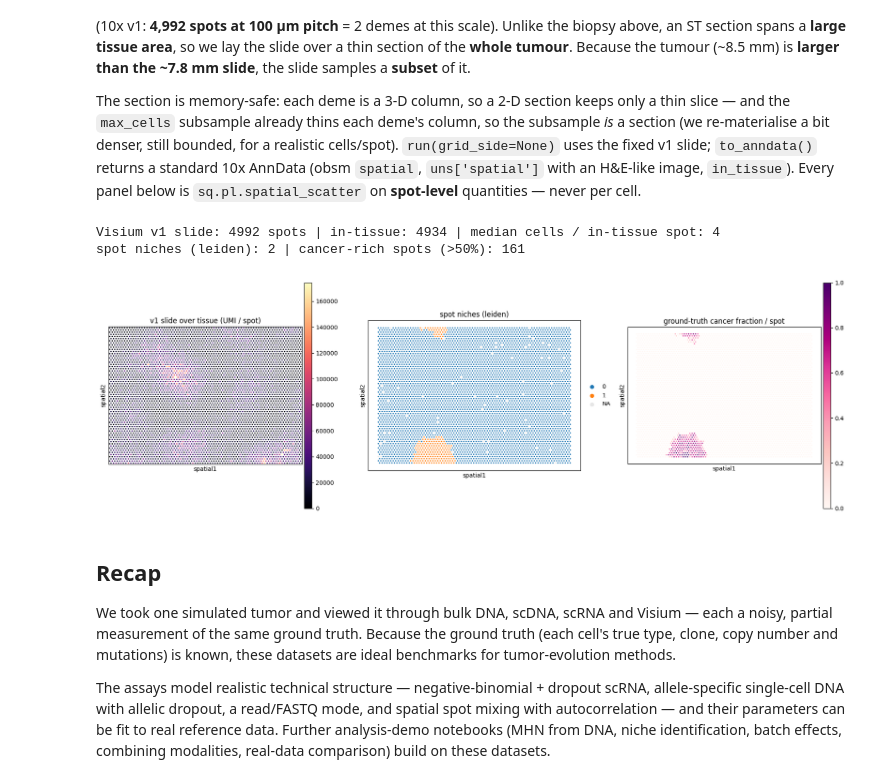
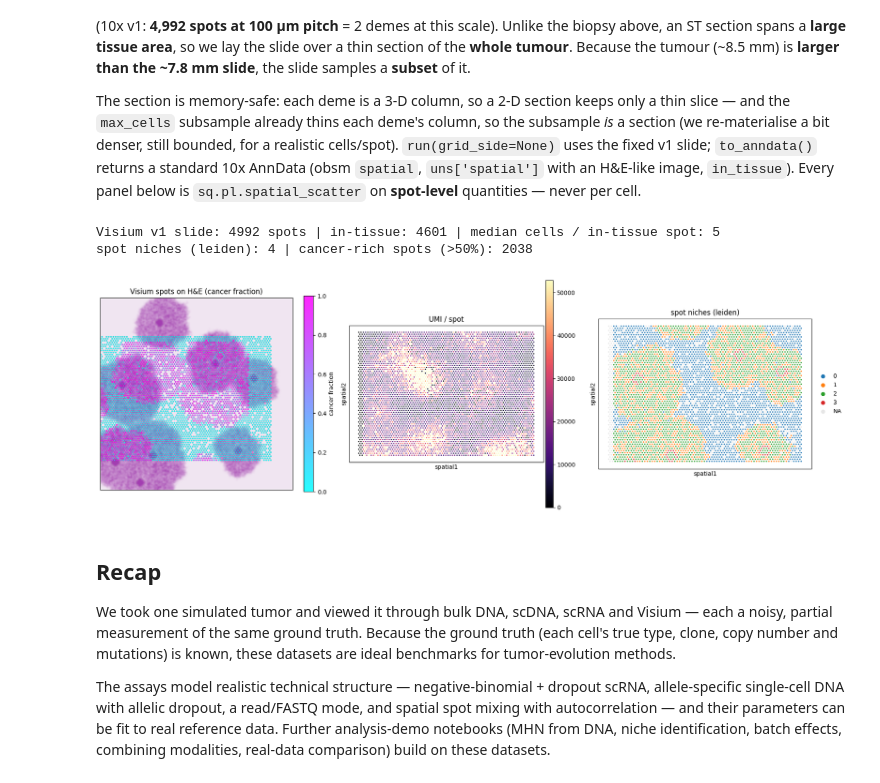
Before and after one commit to pedrofale/iscc, a Jupyter notebook: notebooks/03_data_overview.ipynb, the cells around one changed output. Drawn from its saved outputs; the diff is of its cells as text; code cells hidden in the pictures.

```diff
--- a/notebooks/03_data_overview.ipynb
+++ b/notebooks/03_data_overview.ipynb
@@ -170,30 +170,45 @@ with an H&E-like image, `in_tissue`). Every panel below is `sq.pl.spatial_scatte
 quantities — never per cell.
 # %%
 # The Visium slide is a FIXED 10x v1 array (4,992 spots, 100 um pitch = 2 demes) laid over a thin
-# SECTION of the WHOLE tumour (not the biopsy). The max_cells subsample already thins each deme's
-# 3-D column, so it IS a section; re-materialise a bit denser (still bounded, memory-safe) for a
-# realistic cells/spot, then place+centre it on the slide (section_frac).
+# SECTION of the WHOLE tumour (not the biopsy). The v1 slide spans ~156 x 128 demes, SMALLER than the
+# 170-deme tumour, so it captures a SUBSET: masses outside the slide are never sampled. The max_cells
+# subsample already thins each deme's 3-D column, so it IS a thin section; re-materialise a bit denser
+# (still bounded, memory-safe) for a realistic cells/spot, then place+centre it on the slide.
+from scipy.spatial import cKDTree
+
 section = tumor.make_cell_data(max_cells=130000)      # a bounded thin section of the whole tumour
 vz = Visium(n_reads=20000, spot_pitch=2.0, spot_radius=0.55, section_frac=1.0, seed=0)
 vz.run(section, grid_side=None)                       # grid_side=None -> the fixed v1 slide
-vis = vz.to_anndata()          # standard 10x AnnData: obsm['spatial'], uns['spatial'] (+H&E), in_tissue
-it = vis.obs["in_tissue"] == 1
+vis = vz.to_anndata()          # standard 10x AnnData: obsm['spatial'], uns['spatial'], in_tissue
+vis.obs["total_counts"] = np.asarray(vis.X.sum(1)).ravel()
+lib = list(vis.uns["spatial"])[0]
+it = vis.obs["in_tissue"].values == 1
+sp2 = vis.obsm["spatial"]                             # (x, y) = (col, row) in the slide frame
 print(f"Visium v1 slide: {vis.n_obs} spots | in-tissue: {int(it.sum())} "
       f"| median cells / in-tissue spot: {int(np.median(vis.obs.loc[it, 'n_cells']))}")
 
+# DENSE H&E from the per-deme cell COUNTS (complete + high-contrast, unlike rasterising the thin
+# subsample). It lives in the deme-grid frame; _place_section only TRANSLATES the section onto the
+# slide, so shift the spots back by that translation to overlay them on the H&E.
+he, PX = tumor.he_image(px=6)
+spot_rc = vz._layout(None)                            # (row, col) spot centres, slide frame
+sec_rc = section["cell_crd"][["row", "col"]].to_numpy(float)
+shift = spot_rc.mean(0) - sec_rc.mean(0)             # the centring translation _place_section applied
+spot_row = (sp2[:, 1] - shift[0]) * PX               # spot centres in the H&E (deme) frame
+spot_col = (sp2[:, 0] - shift[1]) * PX
+
 # ground-truth cancer fraction per spot (iscc knows every cell's type) — the spatial structure
-placed = vz._place_section(section, vz._layout(None))
-from scipy.spatial import cKDTree
+placed = vz._place_section(section, spot_rc)
 pc = placed["cell_crd"][["row", "col"]].to_numpy(float)
 wcan = section["cell_type"]["cell_id"].map(lambda g: tumor.genotypes[g].type == "cancer").values.astype(float)
-d, idx = cKDTree(vis.obsm["spatial"][:, ::-1]).query(pc)
+d, idx = cKDTree(spot_rc[:, ::-1]).query(pc)          # spot centres as (row, col)
 insp = d <= vz.hypers.spot_radius
 scan = np.zeros(vis.n_obs); stot = np.zeros(vis.n_obs)
 np.add.at(scan, idx[insp], wcan[insp]); np.add.at(stot, idx[insp], 1.0)
 vis.obs["cancer_fraction"] = np.divide(scan, stot, out=np.zeros(vis.n_obs), where=stot > 0)
 
 # spot-level analysis (standard scanpy) on the in-tissue spots -> unsupervised spatial niches
-tissue = vis[it.values].copy()
+tissue = vis[it].copy()
 sc.pp.normalize_total(tissue); sc.pp.log1p(tissue)
 sc.pp.pca(tissue, n_comps=20); sc.pp.neighbors(tissue)
 sc.tl.leiden(tissue, resolution=0.5, flavor="igraph", n_iterations=2, directed=False)
@@ -201,23 +216,30 @@ vis.obs["niche"] = pd.Categorical(tissue.obs["leiden"].reindex(vis.obs_names))
 print(f"spot niches (leiden): {tissue.obs['leiden'].nunique()} | "
       f"cancer-rich spots (>50%): {int((vis.obs['cancer_fraction'] > 0.5).sum())}")
 # %% [output]
-Visium v1 slide: 4992 spots | in-tissue: 4934 | median cells / in-tissue spot: 4
-spot niches (leiden): 2 | cancer-rich spots (>50%): 161
+Visium v1 slide: 4992 spots | in-tissue: 4601 | median cells / in-tissue spot: 5
+spot niches (leiden): 4 | cancer-rich spots (>50%): 2038
 # %%
-lib = list(vis.uns["spatial"])[0]
+frac = vis.obs["cancer_fraction"].values
 fig, axes = plt.subplots(1, 3, figsize=(18, 5.8))
-# left: the fixed v1 slide over the H&E-like tissue image, coloured by sequencing depth
-sq.pl.spatial_scatter(vis, color="total_counts", library_id=lib, ax=axes[0], fig=fig, img=True,
-                      shape="circle", size=1.0, cmap="magma", title="v1 slide over tissue (UMI / spot)")
-# middle: unsupervised spatial domains from the spot expression (off-tissue spots grey)
-sq.pl.spatial_scatter(vis, color="niche", library_id=lib, ax=axes[1], fig=fig, img=False,
+# left: the fixed v1 spot array overlaid ON the dense H&E, coloured by ground-truth cancer fraction.
+# The H&E masses that stick out beyond the spot rectangle are the part of the tumour the slide misses.
+axes[0].imshow(he, origin="upper")
+good = it & np.isfinite(frac)
+s0 = axes[0].scatter(spot_col[good], spot_row[good], c=frac[good], s=7, cmap="cool", vmin=0, vmax=1,
+                     edgecolors="k", linewidths=0.1, alpha=0.85)
+axes[0].set_xlim(0, he.shape[1]); axes[0].set_ylim(he.shape[0], 0)
+axes[0].set_title("Visium spots on H&E (cancer fraction)"); axes[0].set_xticks([]); axes[0].set_yticks([])
+plt.colorbar(s0, ax=axes[0], fraction=0.046, label="cancer fraction")
+# middle: sequencing depth per spot (squidpy) — clip vmax so one hot spot doesn't blacken the rest
+umi_vmax = float(np.percentile(vis.obs["total_counts"].values[it], 95))
+sq.pl.spatial_scatter(vis, color="total_counts", library_id=lib, ax=axes[1], fig=fig, img=False,
+                      shape="circle", size=1.0, cmap="magma", vmax=umi_vmax, title="UMI / spot")
+# right: unsupervised spatial niches recover the tumour regions (squidpy)
+sq.pl.spatial_scatter(vis, color="niche", library_id=lib, ax=axes[2], fig=fig, img=False,
                       shape="circle", size=1.0, na_color="0.9", title="spot niches (leiden)")
-# right: ground-truth cancer fraction per spot — the structure the niches should recover
-sq.pl.spatial_scatter(vis, color="cancer_fraction", library_id=lib, ax=axes[2], fig=fig, img=False,
-                      shape="circle", size=1.0, cmap="RdPu", title="ground-truth cancer fraction / spot")
 plt.tight_layout()
 # %% [output]
-[figure, old version]
+[figure, new version]
 # %% [markdown]
 ## Recap
 
```
Also changed, not shown: parts of 8 cells of this notebook, 10 other files.
